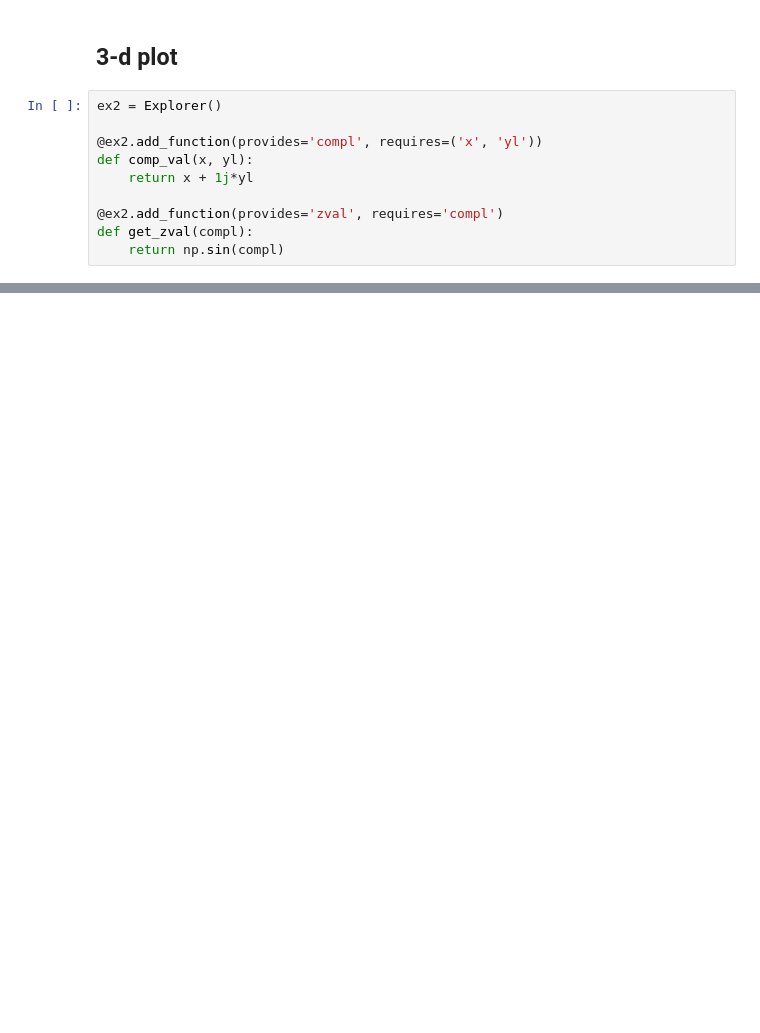
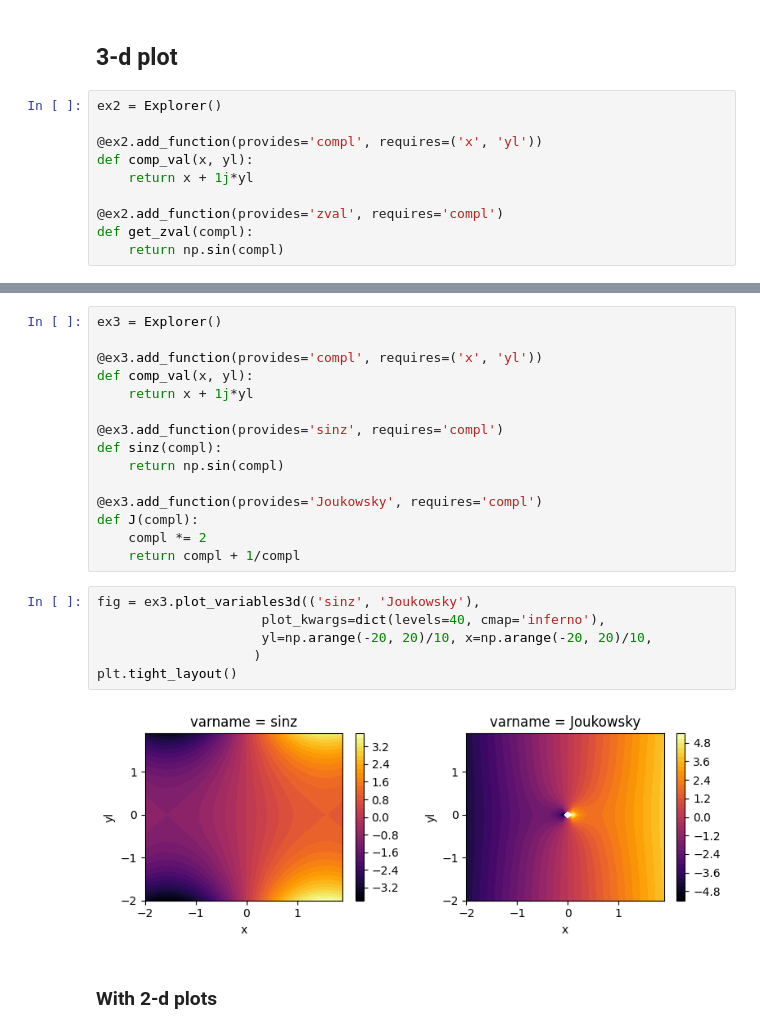
Before and after one commit to danlkv/cartesian-explorer, a Jupyter notebook: examples/Example usage.ipynb, the cells around one changed output, grey strips where cells are left out. Saved outputs shown, nothing was run; the diff lists cells and outputs as text; blank space fills up the shorter version.

```diff
--- a/examples/Example usage.ipynb
+++ b/examples/Example usage.ipynb
@@ -74,0 +75,25 @@ Text(0.5, 1.0, 'sin(z)')
+# %%
+ex3 = Explorer()
+
+@ex3.add_function(provides='compl', requires=('x', 'yl'))
+def comp_val(x, yl):
+    return x + 1j*yl
+
+@ex3.add_function(provides='sinz', requires='compl')
+def sinz(compl):
+    return np.sin(compl)
+
+@ex3.add_function(provides='Joukowsky', requires='compl')
+def J(compl):
+    compl *= 2
+    return compl + 1/compl
+# %%
+fig = ex3.plot_variables3d(('sinz', 'Joukowsky'),
+                     plot_kwargs=dict(levels=40, cmap='inferno'),
+                     yl=np.arange(-20, 20)/10, x=np.arange(-20, 20)/10,
+                    )
+plt.tight_layout()
+# %% [output]
+[figure, added]
+# %% [markdown]
+### With 2-d plots
```
Also changed, not shown: parts of 7 cells of this notebook, 2 other files.
